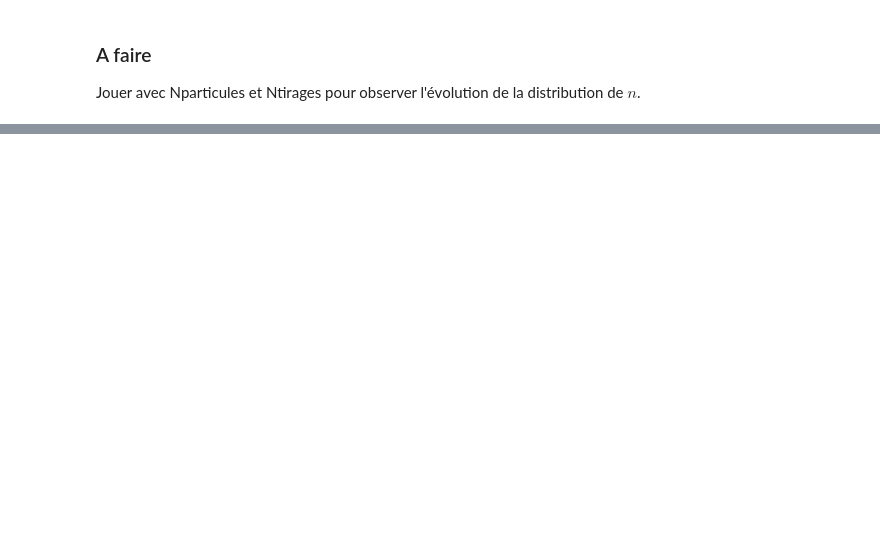
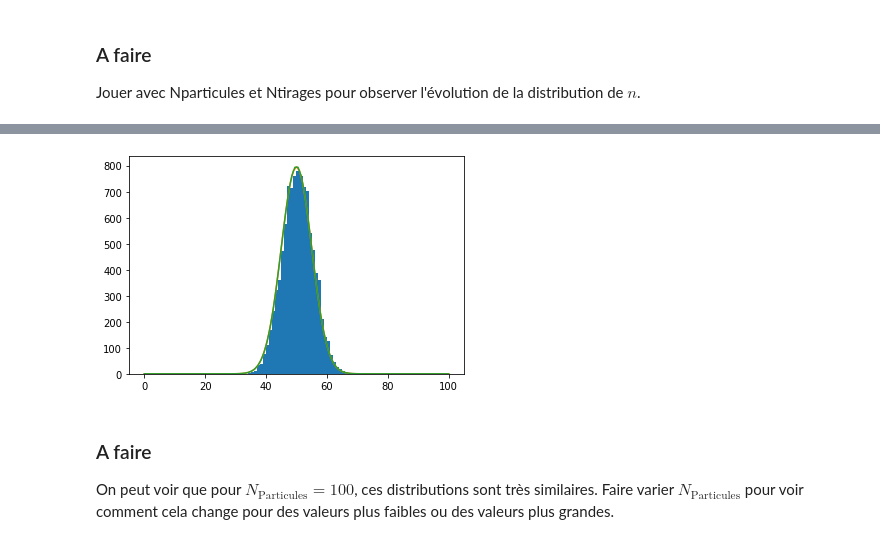
Before and after one commit to vuilleum/MicMac-notebooks, a Jupyter notebook: notebooks/GaucheDroite.ipynb, the cells around one changed output, grey strips where cells are left out. Saved outputs shown, nothing was run; the diff lists cells and outputs as text; code cells hidden in the pictures; blank space fills up the shorter version.

Commit message:
Version 1 complète pour GaucheDroite

```diff
--- a/notebooks/GaucheDroite.ipynb
+++ b/notebooks/GaucheDroite.ipynb
@@ -126,0 +141,19 @@ Jouer avec Nparticules et Ntirages pour observer l'évolution de la distribution
+# %%
+def pGauss(n,Nparticules=10):
+    p=np.sqrt(2./(np.pi*Nparticules))*np.exp(-2./Nparticules*(n-Nparticules/2.)**2)
+    return p
+# %%
+plt.hist(NombresGauche,bins=range(Nparticules+1))
+n=np.arange(0,Nparticules+1)
+plt.plot(n,p(n,Nparticules)*Ntirages)
+
+n=np.linspace(0,Nparticules,100)
+plt.plot(n,pGauss(n,Nparticules)*Ntirages)
+
+#plt.yscale("log")
+plt.show()
+# %% [output]
+[figure, added]
+# %% [markdown]
+### A faire
+On peut voir que pour $N_\mathrm{Particules}=100$, ces distributions sont très similaires. Faire varier $N_\mathrm{Particules}$ pour voir comment cela change pour des valeurs plus faibles ou des valeurs plus grandes.
```
Also changed, not shown: parts of 15 cells of this notebook, 1 other file.
